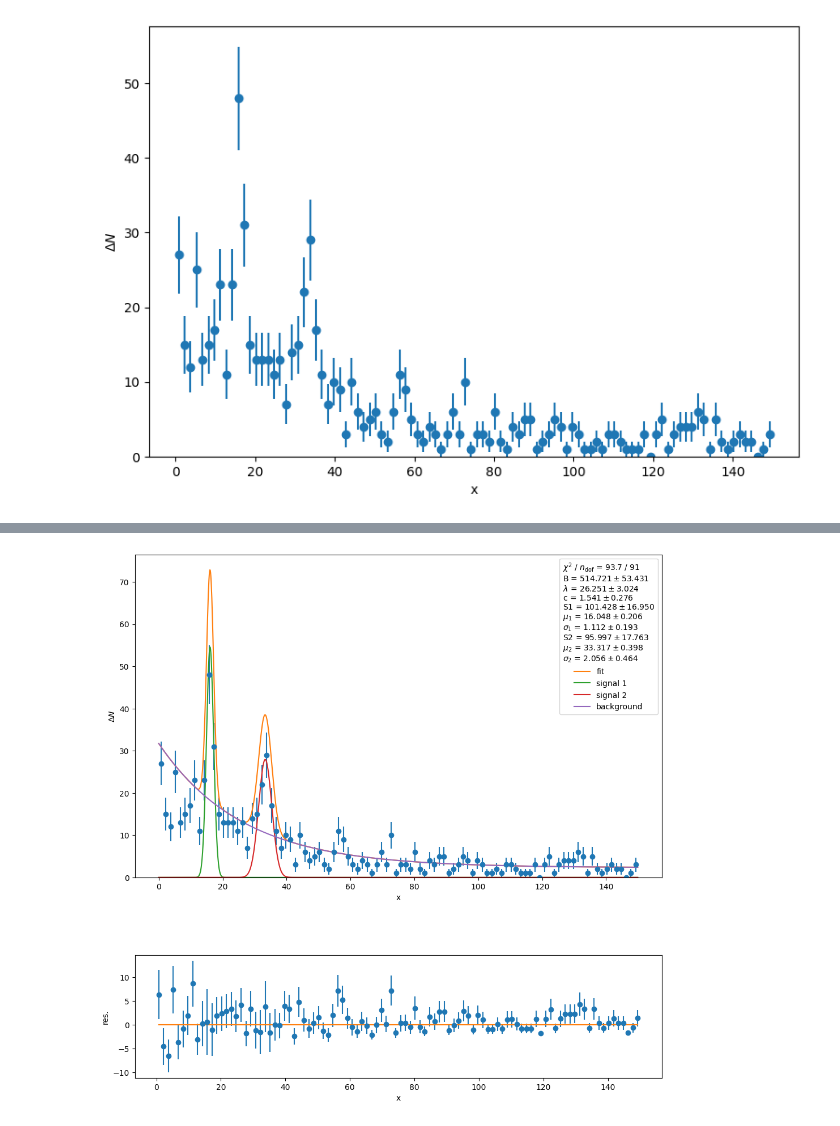
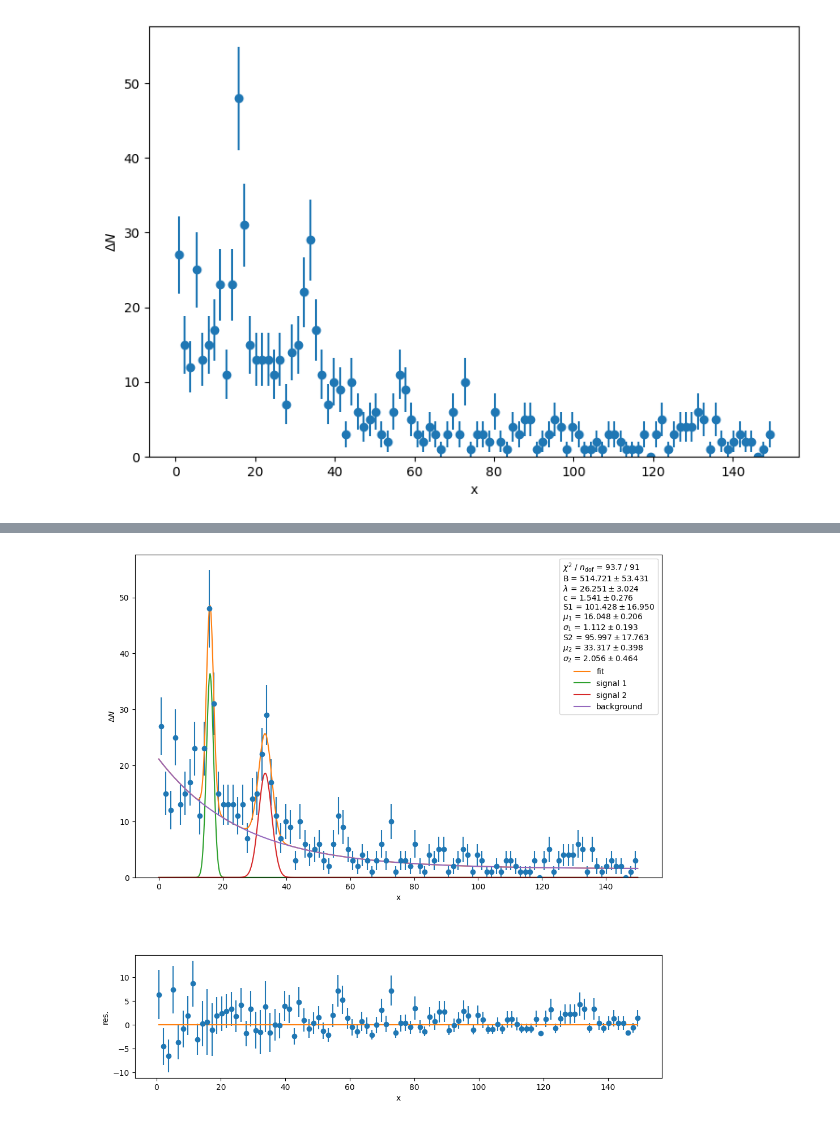
Before and after one commit to lucalista/analisi-dati-2025, a Jupyter notebook: 16.02.02__Fit_picco_2.ipynb, the cells around one changed output, grey strips where cells are left out. Drawn from its saved outputs; the diff is of its cells as text; code cells hidden in the pictures.

```diff
--- a/16.02.02__Fit_picco_2.ipynb
+++ b/16.02.02__Fit_picco_2.ipynb
@@ -60,7 +60,7 @@ def fit_model(x, b, l, c, s1, mu1, sigma1, s2, mu2, sigma2):
 # %%
 least_squares_mode = LeastSquares(data_x[data_y > 0], data_y[data_y > 0], data_yerr[data_y > 0], fit_model)
 m = Minuit(least_squares_mode, 250, 10, 0, 60, 10, 1.5, 60, 35, 1.0,
-           name=("B", "$\lambda$", "c", "S1", "$\mu_1$", "$\sigma_1$", "S2", "$\mu_2$", "$\sigma_2$"))
+           name=("B", r"$\lambda$", "c", "S1", r"$\mu_1$", r"$\sigma_1$", "S2", r"$\mu_2$", r"$\sigma_2$"))
 #m.fixed["$\sigma_2$"]=True
 #m.fixed["S2"]=True
 # %%
@@ -94,35 +94,35 @@ m.migrad()
 | 𝜎₂ | -6.89 (-0.278) | -0.27 (-0.190) | 0.02 (0.135) | 0.51 (0.065) | 0.00 (0.007) | 0.00 (0.050) | 3.71 (0.450) | -0.03 (-0.144) | 0.215 |
 # %%
 import matplotlib.gridspec as gridspec
-data_x_f = np.arange(0, bins[-1], 0.1)
-data_y_f = fit_model(data_x_f, *m.values)*delta_x
-bkg_y_f = bkg_model(data_x_f, *m.values[0:3])*delta_x
-sig1_y_f = sig_model(data_x_f, *m.values[3:6])*delta_x
-sig2_y_f = sig_model(data_x_f, *m.values[6:])*delta_x
+data_x_f = np.linspace(0, bins[-1], 1000)
+data_y_f = fit_model(data_x_f, *m.values)
+bkg_y_f = bkg_model(data_x_f, *m.values[0:3])
+sig1_y_f = sig_model(data_x_f, *m.values[3:6])
+sig2_y_f = sig_model(data_x_f, *m.values[6:])
 
 plt.figure(figsize=(12, 12))
 gs = gridspec.GridSpec(8, 1)
 ax0 = plt.subplot(gs[:5, :])
 ax1 = plt.subplot(gs[6:, :])
 ax0.errorbar(data_x, data_y, data_yerr, fmt="o")
 ax0.plot(data_x_f, data_y_f, label="fit")
 ax0.plot(data_x_f, sig1_y_f, label="signal 1")
 ax0.plot(data_x_f, sig2_y_f, label="signal 2")
 ax0.plot(data_x_f, bkg_y_f, label="background")
 ax.legend()
 ax0.set_xlabel('x')
 ax0.set_ylabel('$\Delta N$')
 ax1.errorbar(data_x, (data_y-fit_model(data_x, *m.values)), data_yerr, fmt="o")
 ax1.plot([data_x[0],data_x[-1]], [0,0])
 ax1.set_xlabel('x')
 ax1.set_ylabel('res.')
 ax0.set_ylim(0)
 
 fit_info = [ f"$\\chi^2$ / $n_\\mathrm{{dof}}$ = {m.fval:.1f} / {len(data_x) - m.nfit}" ]
 for p, v, e in zip(m.parameters, m.values, m.errors):
     fit_info.append(f"{p} = ${v:.3f} \\pm {e:.3f}$")
 ax0.legend(title="\n".join(fit_info))
 plt.show()
 plt.show()
 # %% [output]
-[figure, old version]
+[figure, new version]
```
Also changed, not shown: 5 other files.
